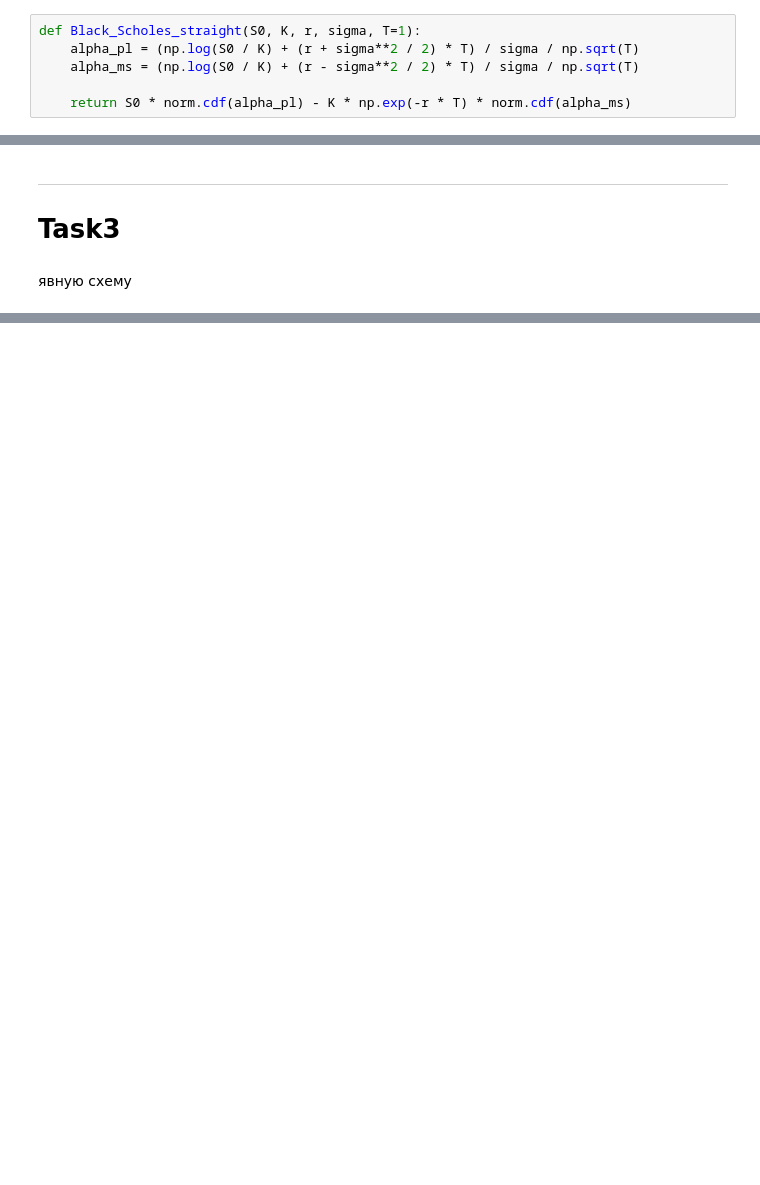
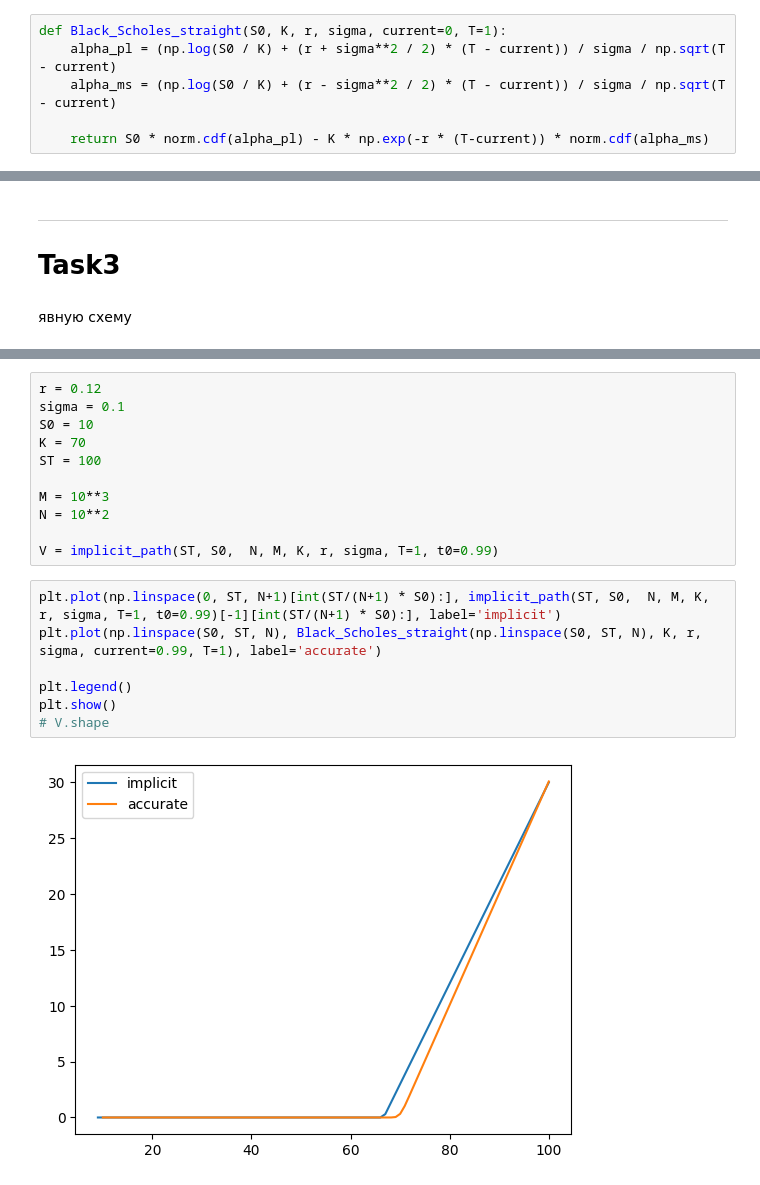
Before and after one commit to Kasymkhankhubiyev/Sirius-Uni, a Jupyter notebook: CompMethods/code/PDE.ipynb, the cells around one changed output, grey strips where cells are left out. Drawn from its saved outputs; the diff is of its cells as text; blank space fills up the shorter version.

```diff
--- a/CompMethods/code/PDE.ipynb
+++ b/CompMethods/code/PDE.ipynb
@@ -5,9 +8,9 @@ from scipy.stats import norm
 # %%
-def Black_Scholes_straight(S0, K, r, sigma, T=1):
-    alpha_pl = (np.log(S0 / K) + (r + sigma**2 / 2) * T) / sigma / np.sqrt(T)
-    alpha_ms = (np.log(S0 / K) + (r - sigma**2 / 2) * T) / sigma / np.sqrt(T)
+def Black_Scholes_straight(S0, K, r, sigma, current=0, T=1):
+    alpha_pl = (np.log(S0 / K) + (r + sigma**2 / 2) * (T - current)) / sigma / np.sqrt(T - current)
+    alpha_ms = (np.log(S0 / K) + (r - sigma**2 / 2) * (T - current)) / sigma / np.sqrt(T - current)
 
-    return S0 * norm.cdf(alpha_pl) - K * np.exp(-r * T) * norm.cdf(alpha_ms)
+    return S0 * norm.cdf(alpha_pl) - K * np.exp(-r * (T-current)) * norm.cdf(alpha_ms)
 # %% [markdown]
 ---
 # Task 2
@@ -143,0 +236,20 @@ ST = 70
+# %%
+r = 0.12
+sigma = 0.1
+S0 = 10
+K = 70
+ST = 100
+
+M = 10**3
+N = 10**2
+
+V = implicit_path(ST, S0,  N, M, K, r, sigma, T=1, t0=0.99)
+# %%
+plt.plot(np.linspace(0, ST, N+1)[int(ST/(N+1) * S0):], implicit_path(ST, S0,  N, M, K, r, sigma, T=1, t0=0.99)[-1][int(ST/(N+1) * S0):], label='implicit')
+plt.plot(np.linspace(S0, ST, N), Black_Scholes_straight(np.linspace(S0, ST, N), K, r, sigma, current=0.99, T=1), label='accurate')
+
+plt.legend()
+plt.show()
+# V.shape
+# %% [output]
+[figure, added]
```
Also changed, not shown: parts of 21 cells of this notebook, 2 other files.
